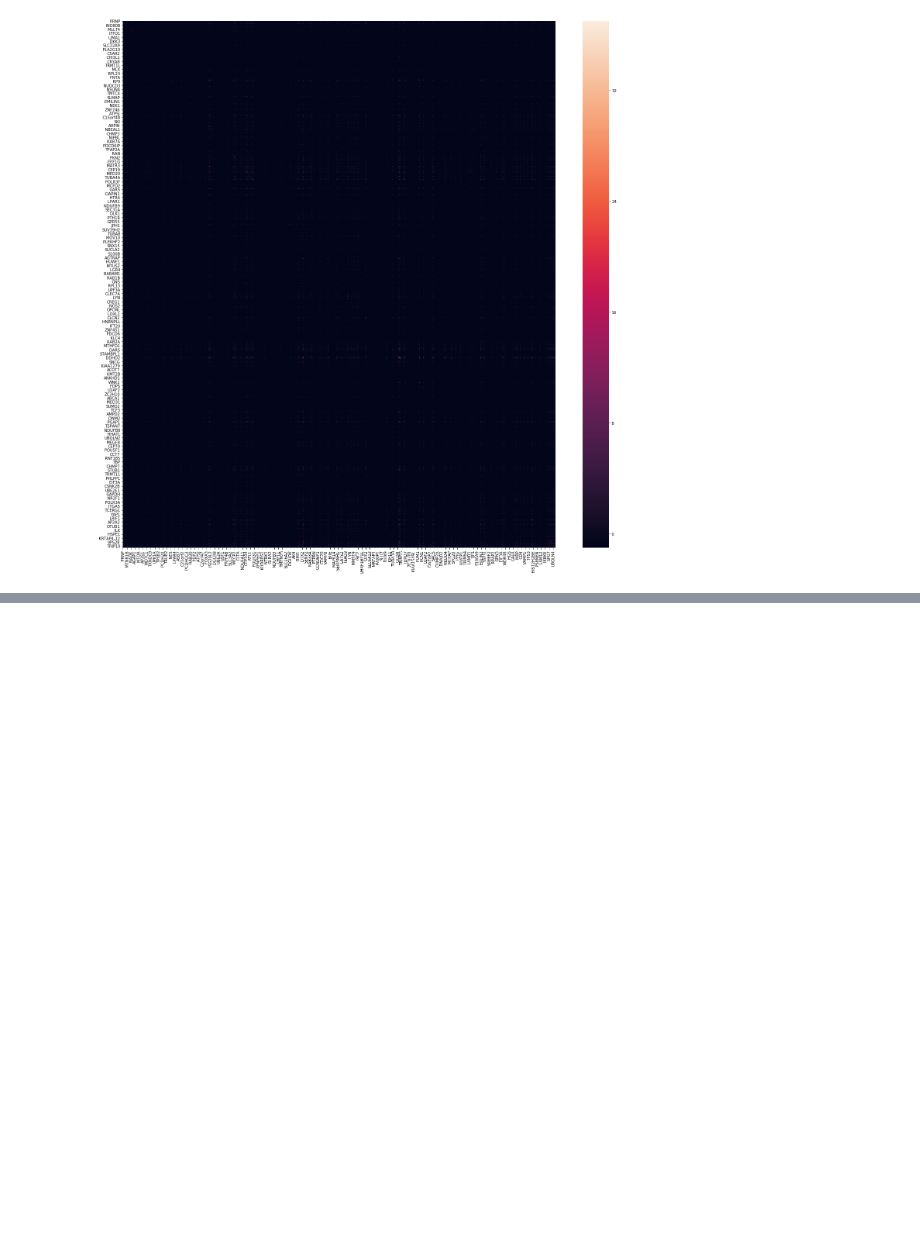
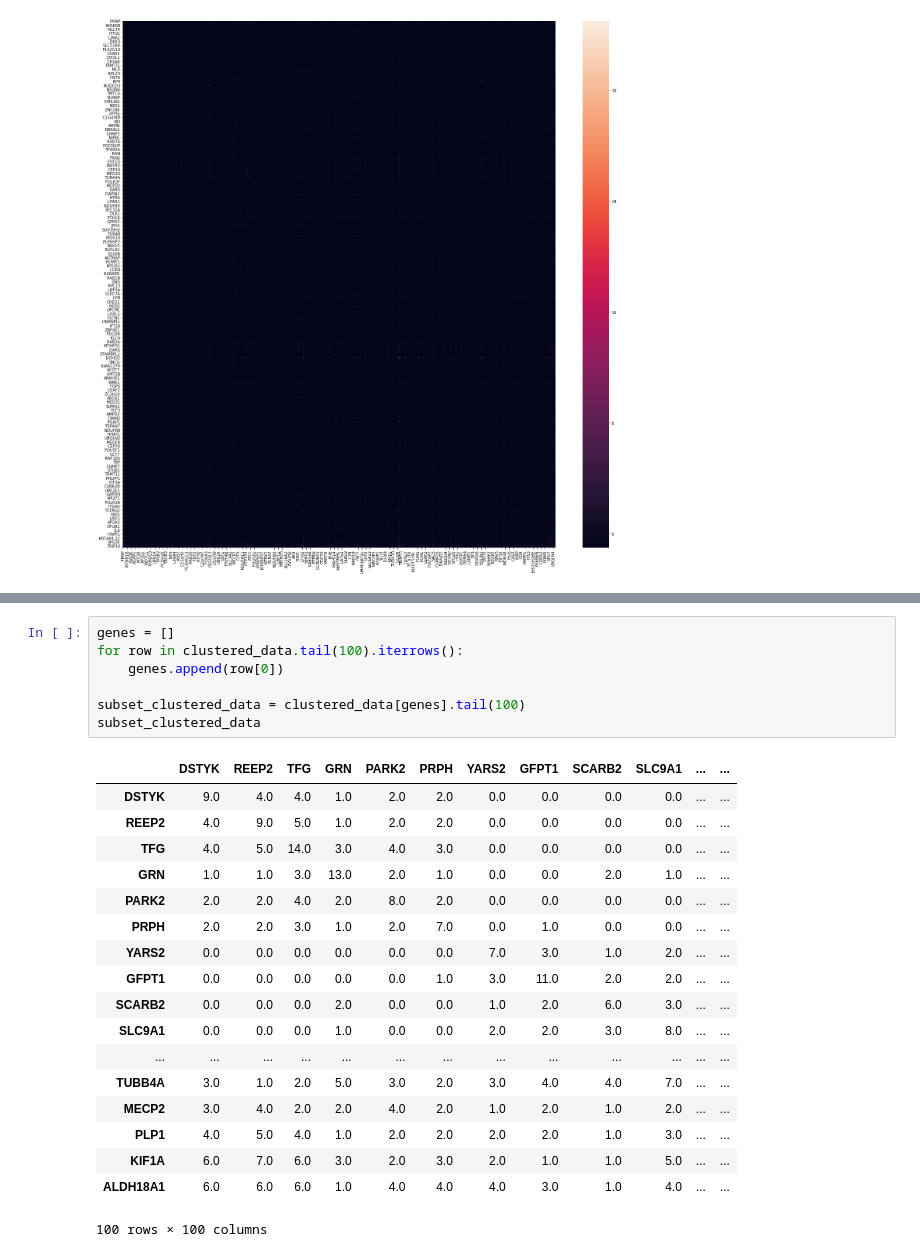
Before and after one commit to theocole/wsmm-groupwork, a Jupyter notebook: hpo_term_analysis.ipynb, the cells around one changed output, grey strips where cells are left out. Drawn from its saved outputs; the diff is of its cells as text; blank space fills up the shorter version.

```diff
--- a/hpo_term_analysis.ipynb
+++ b/hpo_term_analysis.ipynb
@@ -179,0 +223,26 @@ plt2 = sns.clustermap(float_matrix_sub_1, figsize=(100,100))
+# %%
+genes = []
+for row in clustered_data.tail(100).iterrows():
+    genes.append(row[0])
+
+subset_clustered_data = clustered_data[genes].tail(100)
+subset_clustered_data
+# %% [output]
+|  | DSTYK | REEP2 | TFG | GRN | PARK2 | PRPH | YARS2 | GFPT1 | SCARB2 | SLC9A1 | ... | ... |
+| DSTYK | 9.0 | 4.0 | 4.0 | 1.0 | 2.0 | 2.0 | 0.0 | 0.0 | 0.0 | 0.0 | ... | ... |
+| REEP2 | 4.0 | 9.0 | 5.0 | 1.0 | 2.0 | 2.0 | 0.0 | 0.0 | 0.0 | 0.0 | ... | ... |
+| TFG | 4.0 | 5.0 | 14.0 | 3.0 | 4.0 | 3.0 | 0.0 | 0.0 | 0.0 | 0.0 | ... | ... |
+| GRN | 1.0 | 1.0 | 3.0 | 13.0 | 2.0 | 1.0 | 0.0 | 0.0 | 2.0 | 1.0 | ... | ... |
+| PARK2 | 2.0 | 2.0 | 4.0 | 2.0 | 8.0 | 2.0 | 0.0 | 0.0 | 0.0 | 0.0 | ... | ... |
+| PRPH | 2.0 | 2.0 | 3.0 | 1.0 | 2.0 | 7.0 | 0.0 | 1.0 | 0.0 | 0.0 | ... | ... |
+| YARS2 | 0.0 | 0.0 | 0.0 | 0.0 | 0.0 | 0.0 | 7.0 | 3.0 | 1.0 | 2.0 | ... | ... |
+| GFPT1 | 0.0 | 0.0 | 0.0 | 0.0 | 0.0 | 1.0 | 3.0 | 11.0 | 2.0 | 2.0 | ... | ... |
+| SCARB2 | 0.0 | 0.0 | 0.0 | 2.0 | 0.0 | 0.0 | 1.0 | 2.0 | 6.0 | 3.0 | ... | ... |
+| SLC9A1 | 0.0 | 0.0 | 0.0 | 1.0 | 0.0 | 0.0 | 2.0 | 2.0 | 3.0 | 8.0 | ... | ... |
+| ... | ... | ... | ... | ... | ... | ... | ... | ... | ... | ... | ... | ... |
+| TUBB4A | 3.0 | 1.0 | 2.0 | 5.0 | 3.0 | 2.0 | 3.0 | 4.0 | 4.0 | 7.0 | ... | ... |
+| MECP2 | 3.0 | 4.0 | 2.0 | 2.0 | 4.0 | 2.0 | 1.0 | 2.0 | 1.0 | 2.0 | ... | ... |
+| PLP1 | 4.0 | 5.0 | 4.0 | 1.0 | 2.0 | 2.0 | 2.0 | 2.0 | 1.0 | 3.0 | ... | ... |
+| KIF1A | 6.0 | 7.0 | 6.0 | 3.0 | 2.0 | 3.0 | 2.0 | 1.0 | 1.0 | 5.0 | ... | ... |
+| ALDH18A1 | 6.0 | 6.0 | 6.0 | 1.0 | 4.0 | 4.0 | 4.0 | 3.0 | 1.0 | 4.0 | ... | ... |
+100 rows × 100 columns
```
Also changed, not shown: parts of 6 cells of this notebook, 2 other files.
